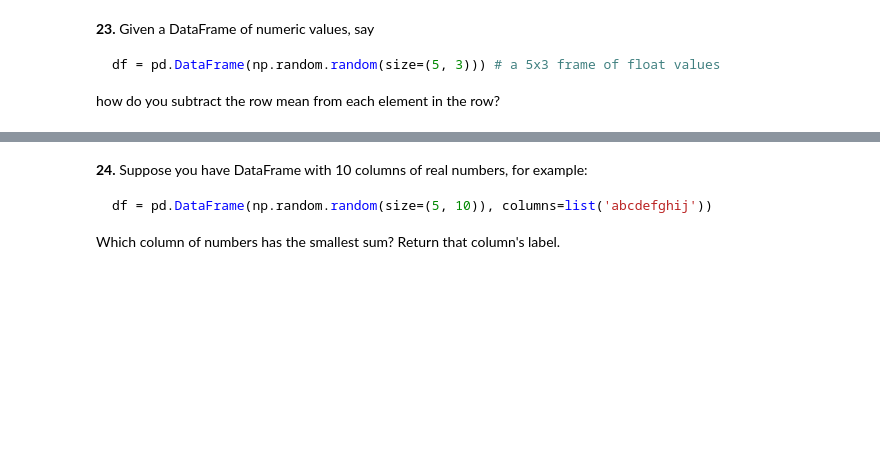
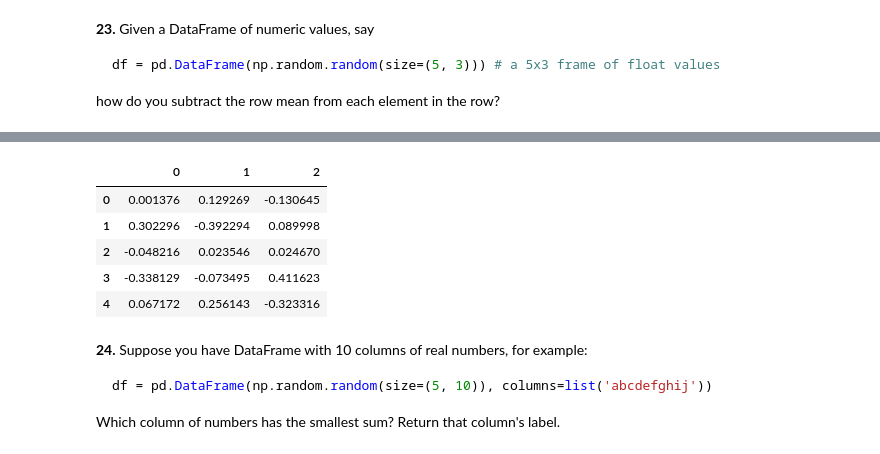
Before and after one commit to ZataraHere/100-Days-of-Machine-Learning, a Jupyter notebook: 100_pandas_puzzles.ipynb, the cells around one changed output, grey strips where cells are left out. Saved outputs shown, nothing was run; the diff lists cells and outputs as text; code cells hidden in the pictures; blank space fills up the shorter version.

```diff
--- a/100_pandas_puzzles.ipynb
+++ b/100_pandas_puzzles.ipynb
@@ -345,3 +369,14 @@ how do you subtract the row mean from each element in the row?
+# %%
+mean = df.mean(axis = 1)
+df = df.sub(mean, axis = 0)
+df
+# %% [output]
+|  | 0 | 1 | 2 |
+| 0 | 0.001376 | 0.129269 | -0.130645 |
+| 1 | 0.302296 | -0.392294 | 0.089998 |
+| 2 | -0.048216 | 0.023546 | 0.024670 |
+| 3 | -0.338129 | -0.073495 | 0.411623 |
+| 4 | 0.067172 | 0.256143 | -0.323316 |
 # %% [markdown]
 **24.** Suppose you have DataFrame with 10 columns of real numbers, for example:
 
```
Also changed, not shown: parts of 2 cells of this notebook.
